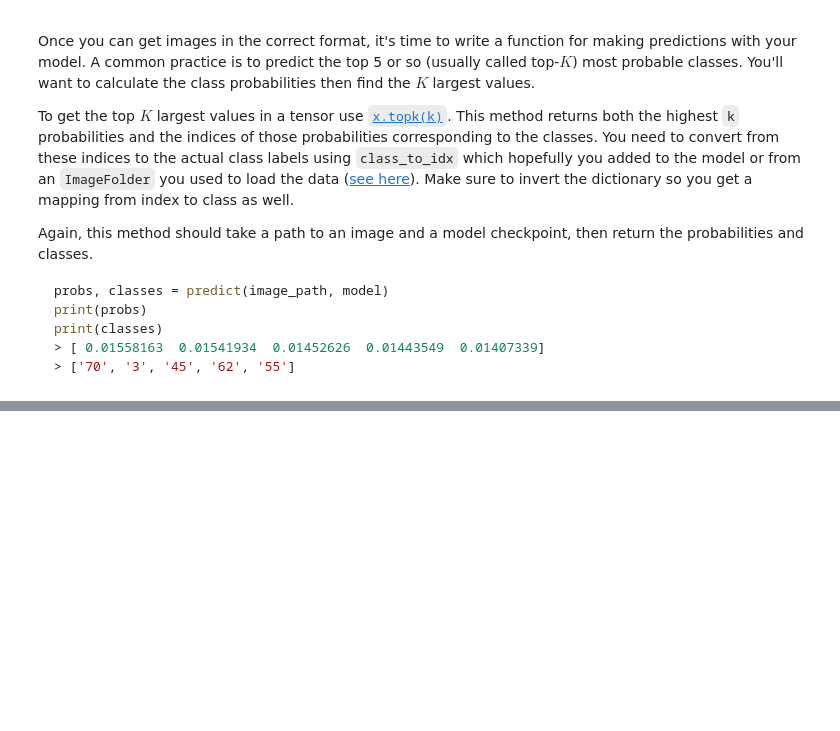
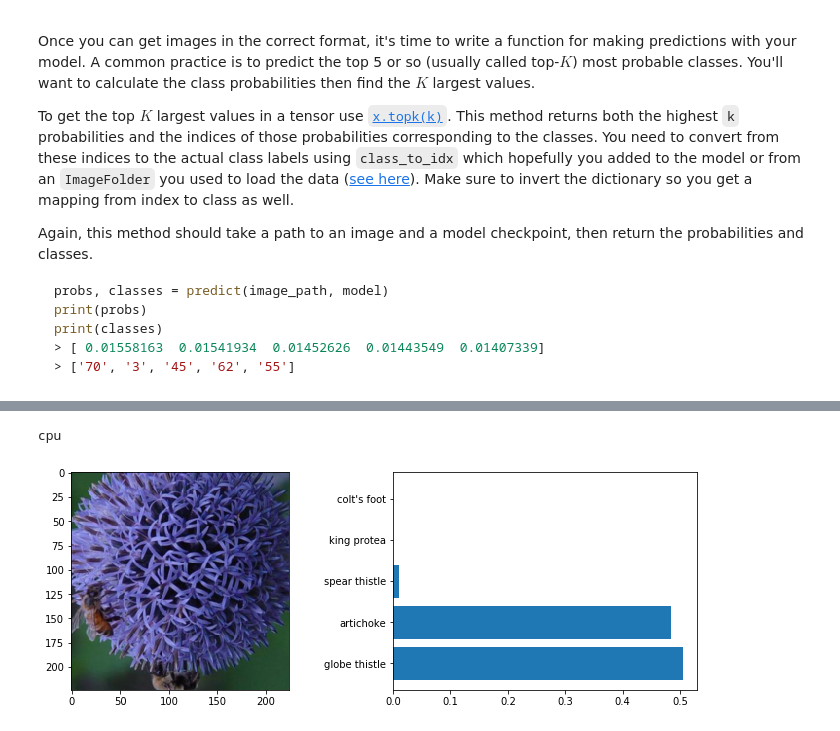
Before and after one commit to bvcmartins/dsndProject2, a Jupyter notebook: aipnd_main.ipynb, the cells around one changed output, grey strips where cells are left out. Saved outputs shown, nothing was run; the diff lists cells and outputs as text; code cells hidden in the pictures; blank space fills up the shorter version.

```diff
--- a/aipnd_main.ipynb
+++ b/aipnd_main.ipynb
@@ -655,0 +655,6 @@ plot_prediction('test_image.jpg',model2)
+# %%
+# testing with class 10 - 'globe thistle'
+plot_prediction('10.jpg',model2)
+# %% [output]
+cpu
+[figure, added]
```
Also changed, not shown: parts of 29 cells of this notebook.
